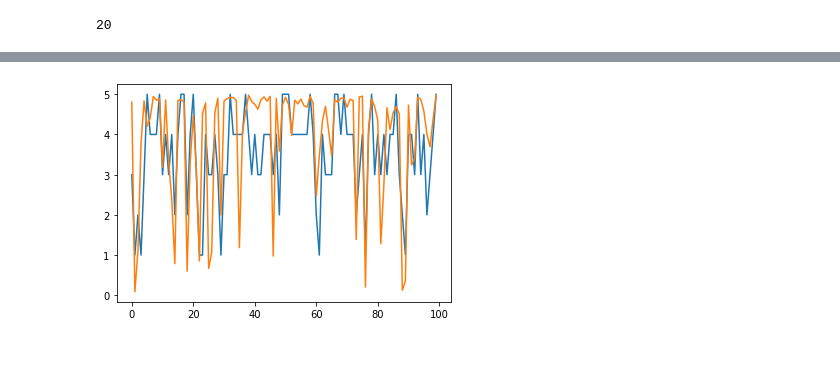
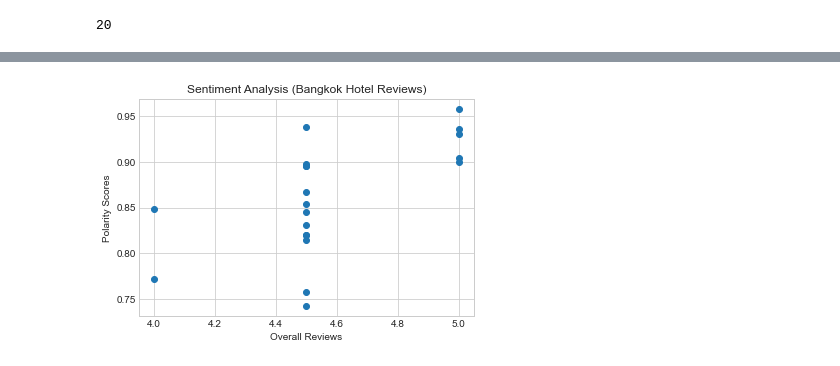
Before and after one commit to actuallysoham/TravelScraper, a Jupyter notebook: SentimentAnalysis.ipynb, the cells around one changed output, grey strips where cells are left out. Saved outputs shown, nothing was run; the diff lists cells and outputs as text; code cells hidden in the pictures.

```diff
--- a/SentimentAnalysis.ipynb
+++ b/SentimentAnalysis.ipynb
@@ -7,7 +7,7 @@ nltk.download(["names",'shakespeare',"stopwords","state_union","twitter_samples"
 from nltk.sentiment import SentimentIntensityAnalyzer
 sia = SentimentIntensityAnalyzer()
 # %%
-city = "KualaLumpur"
+city = "Bangkok"
 # %%
 f = open("Hotel Reviews DB/"+ city +"/"+ city +"_Hotels_Master.csv", "r")
 urls = f.readlines()
@@ -53,0 +49,5 @@ print(overall_rating)
+# %%
+print(polarity)
+for i in range(0,len(overall_rating)):
+        overall_rating[i] = float(overall_rating[i].rstrip("\n"))
+print(overall_rating)
@@ -53,0 +57,21 @@ print(overall_rating)
+# %%
+import numpy as np
+
+diff = np.array([2.5*(i+1) for i in polscores]) - np.array(ratings)
+
+from matplotlib import pyplot as plt
+plt.style.use('seaborn-whitegrid')
+plt.plot(ratings, 'o', label="User Rating")
+plt.plot([2.5*(i+1) for i in polscores], 'o', label="Polarity of Review (scaled)")
+#plt.plot(diff, 'o', label="Difference")
+plt.xlabel("Reviews")
+plt.ylabel("Scores")
+plt.title("Sentiment Analysis (" + city +" Hotel Reviews)" )
+plt.legend(bbox_to_anchor=(1.05, 1), loc='upper left', borderaxespad=0.)
+
+for i in range(0, len(ratings)):
+    if (abs(diff[i]>1)): plt.axvline(i, color='r',linewidth=5,alpha=0.1)
+    elif (abs(diff[i]>0.5)): plt.axvline(i, color='y',linewidth=5,alpha=0.1)
+    else: plt.axvline(i, color='g',linewidth=2,alpha=0.1)
+
+plt.show()
@@ -54,7 +80,15 @@ print(overall_rating)
 # %%
+import numpy as np
+
 from matplotlib import pyplot as plt
-plt.plot(ratings)
-plt.plot([2.5*(i+1) for i in polscores])
+plt.style.use('seaborn-whitegrid')
+plt.plot(overall_rating,polarity,'o')
+#plt.plot([2.5*(i+1) for i in polscores], 'o', label="Polarity of Review (scaled)")
+#plt.plot(diff, 'o', label="Difference")
+plt.xlabel("Overall Reviews")
+plt.ylabel("Polarity Scores")
+plt.title("Sentiment Analysis (" + city +" Hotel Reviews)" )
+
 plt.show()
 # %% [output]
-[figure, old version]
+[figure, new version]
```
Also changed, not shown: parts of 6 cells of this notebook, 16 other files.
